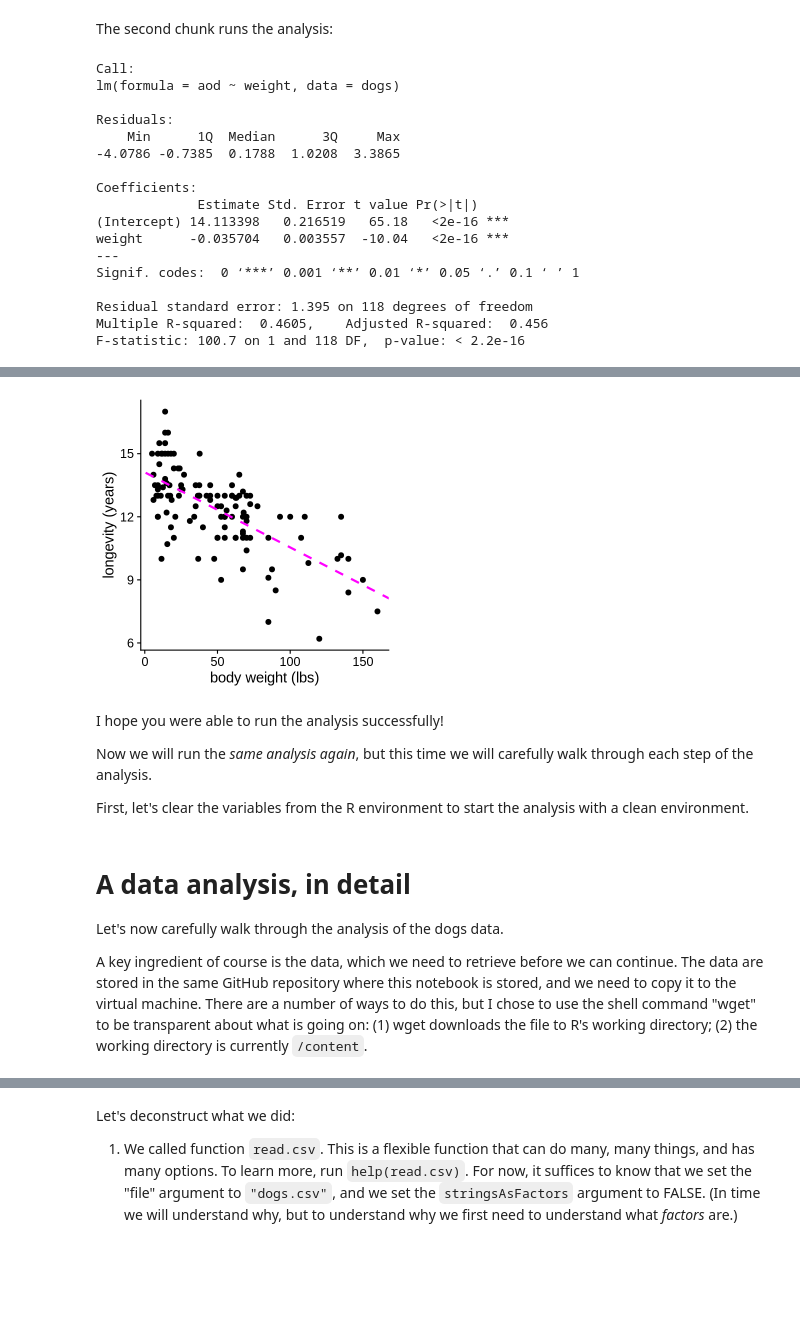
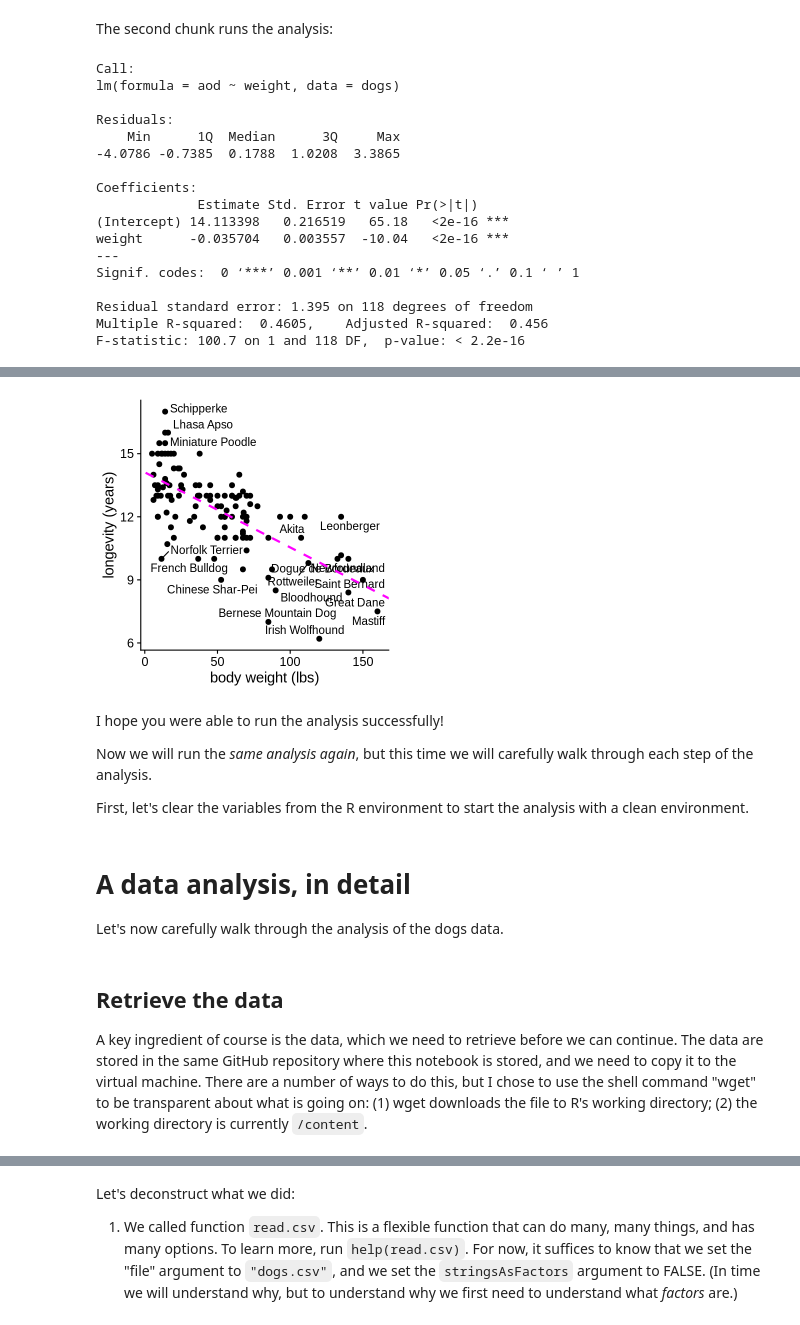
Before and after one commit to pcarbo/qBio9_stuff, a Jupyter notebook: basic_computing_qbio9.ipynb, the cells around one changed output, grey strips where cells are left out. Saved outputs shown, nothing was run; the diff lists cells and outputs as text; code cells hidden in the pictures; blank space fills up the shorter version.

Commit message:
Developed the data analysis in detail and talked about tending to the garden.

```diff
--- a/basic_computing_qbio9.ipynb
+++ b/basic_computing_qbio9.ipynb
@@ -80,17 +94,19 @@ install.packages("repr")
 # %% [markdown]
 The second chunk runs the analysis:
 # %%
-library(ggplot2)
-library(cowplot)
-library(repr)
+library("ggplot2")
+library("ggrepel")
+library("cowplot")
+library("repr")
 dogs <- read.csv("dogs.csv",stringsAsFactors = FALSE)
 fit <- lm(aod ~ weight,dogs)
 summary(fit)
 a <- coef(fit)["weight"]
 b <- coef(fit)["(Intercept)"]
 options(repr.plot.width = 4,repr.plot.height = 4,repr.plot.res = 150)
-p <- ggplot(dogs,aes_string(x = "weight",y = "aod")) +
+p <- ggplot(dogs,aes_string(x = "weight",y = "aod",label = "breed")) +
   geom_point(size = 2) +
+  geom_text_repel() +
   geom_abline(slope = a,intercept = b,col = "magenta",
               linewidth = 1,linetype = "dashed") +
   labs(x = "body weight (lbs)",y = "longevity (years)") +
@@ -117,4 +135,4 @@ F-statistic: 100.7 on 1 and 118 DF,  p-value: < 2.2e-16
-[figure, old version]
+[figure, new version]
 # %% [markdown]
 I hope you were able to run the analysis successfully!
 
@@ -123,11 +141,14 @@ Now we will run the *same analysis again*, but this time we will carefully walk
 First, let's clear the variables from the R environment to start the analysis with a clean environment.
 # %%
 rm(list = ls())
+# %% [markdown]
+A data analysis, in detail
+==========================
+
+Let's now carefully walk through the analysis of the dogs data.
 # %% [markdown]
-A data analysis, in detail
-==========================
-
-Let's now carefully walk through the analysis of the dogs data.
+Retrieve the data
+-----------------
 
 A key ingredient of course is the data, which we need to retrieve before we can continue. The data are stored in the same GitHub repository where this notebook is stored, and we need to copy it to the virtual machine. There are a number of ways to do this, but I chose to use the shell command "wget" to be transparent about what is going on: (1) wget downloads the file to R's working directory; (2) the working directory is currently `/content`.
 # %%
```
Also changed, not shown: parts of 34 cells of this notebook.
